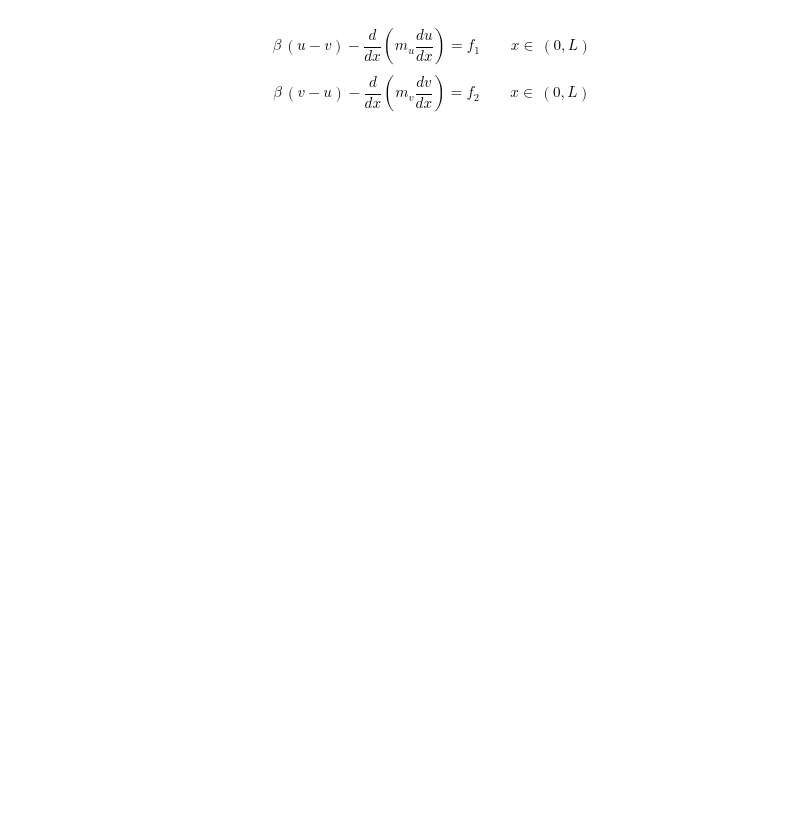
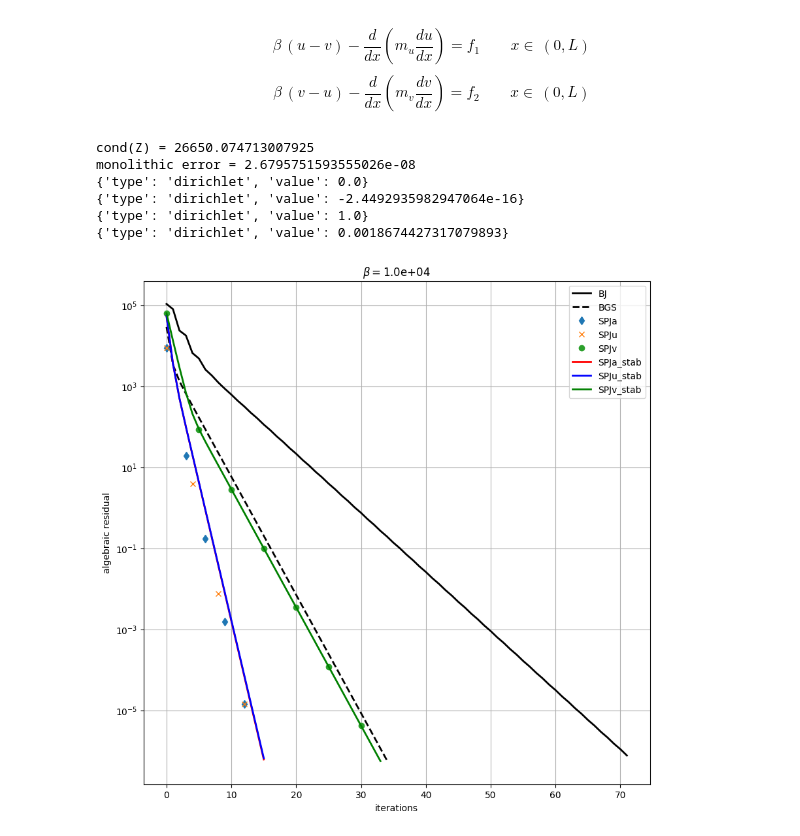
Before and after one commit to multiform-UoN/splittingschemes, a Jupyter notebook: python/fvm1D_dualPorosity.ipynb, the cells around one changed output. Drawn from its saved outputs; the diff is of its cells as text; code cells hidden in the pictures; blank space fills up the shorter version.

```diff
--- a/python/fvm1D_dualPorosity.ipynb
+++ b/python/fvm1D_dualPorosity.ipynb
@@ -128,6 +128,11 @@ u_BGS,  v_BGS,  res_BGS,  nitfinal_BGS  = mylib.method_BlockGaussSeidel(     A,
 u_SPJa, v_SPJa, res_SPJa, nitfinal_SPJa = mylib.method_ShurPartialJacobi(    A, B, C, D, f1, f2, nit_max, toll, type='alternate')
 u_SPJu, v_SPJu, res_SPJu, nitfinal_SPJu = mylib.method_ShurPartialJacobi(    A, B, C, D, f1, f2, nit_max, toll, type='shur_on_u')
 u_SPJv, v_SPJv, res_SPJv, nitfinal_SPJv = mylib.method_ShurPartialJacobi(    A, B, C, D, f1, f2, nit_max, toll, type='shur_on_v')
+
+u_SPJa_stab, v_SPJa_stab, res_SPJa_stab, nitfinal_SPJa_stab = mylib.method_SPJ_stab(A, B, C, D, f1, f2, nit_max, toll, type='alternate')
+u_SPJu_stab, v_SPJu_stab, res_SPJu_stab, nitfinal_SPJu_stab = mylib.method_SPJ_stab(A, B, C, D, f1, f2, nit_max, toll, type='shur_on_u')
+u_SPJv_stab, v_SPJv_stab, res_SPJv_stab, nitfinal_SPJv_stab = mylib.method_SPJ_stab(A, B, C, D, f1, f2, nit_max, toll, type='shur_on_v')
+
 u_S2PJ, v_S2PJ, res_S2PJ, nitfinal_S2PJ = mylib.method_ShurDualPartialJacobi(A, B, C, D, f1, f2, nit_max, toll)
 u_La,   v_La,   res_La,   nitfinal_La   = mylib.method_Lscheme(              A, B, C, D, f1, f2, nit_max, toll, type="both",   L=0)
 u_Lu,   v_Lu,   res_Lu,   nitfinal_Lu   = mylib.method_Lscheme(              A, B, C, D, f1, f2, nit_max, toll, type="L_on_u", L=0)
@@ -157,6 +162,9 @@ plt.semilogy(res_BGS,  'k', linestyle='dashed', label=f"BGS",  linewidth=linewid
 plt.semilogy(res_SPJa, 'd', linestyle='',       label=f"SPJa", linewidth=linewidth, markersize=markersize, markevery=markevery+2)
 plt.semilogy(res_SPJu, 'x', linestyle='',       label=f"SPJu", linewidth=linewidth, markersize=markersize, markevery=markevery+3)
 plt.semilogy(res_SPJv, 'o', linestyle='',       label=f"SPJv", linewidth=linewidth, markersize=markersize, markevery=markevery+4)
+plt.semilogy(res_SPJa_stab, 'r', linestyle='solid',       label=f"SPJa_stab", linewidth=linewidth)
+plt.semilogy(res_SPJu_stab, 'b', linestyle='solid',       label=f"SPJu_stab", linewidth=linewidth)
+plt.semilogy(res_SPJv_stab, 'g', linestyle='solid',       label=f"SPJv_stab", linewidth=linewidth)
 # plt.semilogy(res_La,   'rx',linestyle='dotted',  label=f"La                    slope={np.round(-mylib.slope(res_SPJa[:nn]), 3)}")
 # plt.semilogy(res_Lu,   'b',linestyle='dotted',  label=f"Lu                    slope={np.round(-mylib.slope(res_SPJu[:nn]), 3)}")
 # plt.semilogy(res_Lv,   'g',linestyle='dotted',  label=f"Lv                    slope={np.round(-mylib.slope(res_SPJv[:nn]), 3)}")
@@ -175,33 +183,41 @@ plt.title(r'$\beta = ${:.1e}'.format(kwargs['beta']))
 # axs[0].plot(x, mylib.fvm_reconstruct_1D(u_SPJa), label='SPJa')
 # axs[0].plot(x, mylib.fvm_reconstruct_1D(u_SPJu), label='SPJu')
 # axs[0].plot(x, mylib.fvm_reconstruct_1D(u_SPJv), label='SPJv')
 # axs[0].plot(x, mylib.fvm_reconstruct_1D(u_La),   label='La')
 # axs[0].plot(x, mylib.fvm_reconstruct_1D(u_Lu),   label='Lu')
 # axs[0].plot(x, mylib.fvm_reconstruct_1D(u_Lv),   label='Lv')
 # axs[0].plot(x, mylib.fvm_reconstruct_1D(u_S2PJ), label='S2PJ')
 # axs[0].plot(xfine, u_sol(xfine, kwargs), 'k-.',  label=r'$u(x)$')
 # axs[0].set_ylabel(r'$u$')
 
 # axs[1].plot(x, mylib.fvm_reconstruct_1D(v),      label='monolithic')
 # axs[1].plot(x, mylib.fvm_reconstruct_1D(v_BJ),   label='BJ')
 # axs[1].plot(x, mylib.fvm_reconstruct_1D(v_BGS),  label='BGS')
 # axs[1].plot(x, mylib.fvm_reconstruct_1D(v_SPJa), label='SPJa')
 # axs[1].plot(x, mylib.fvm_reconstruct_1D(v_SPJu), label='SPJu')
 # axs[1].plot(x, mylib.fvm_reconstruct_1D(v_SPJv), label='SPJv')
 # axs[1].plot(x, mylib.fvm_reconstruct_1D(v_La),   label='La')
 # axs[1].plot(x, mylib.fvm_reconstruct_1D(v_Lu),   label='Lu')
 # axs[1].plot(x, mylib.fvm_reconstruct_1D(v_Lv),   label='Lv')
 # axs[1].plot(x, mylib.fvm_reconstruct_1D(v_S2PJ), label='S2PJ')
 # axs[1].plot(xfine, v_sol(xfine, kwargs), 'k-.',  label=r'$v(x)$')
 # axs[1].set_xlabel(r'$x$')
 # axs[1].set_ylabel(r'$v$')
 
 # for val in axs:
 #     val.grid()
 # axs[0].legend()
 # plt.savefig('figures/dualporosity_results.pdf')
 
 plt.show()
+# %% [output]
+cond(Z) = 26650.074713007925
+monolithic error = 2.6795751593555026e-08
+{'type': 'dirichlet', 'value': 0.0}
+{'type': 'dirichlet', 'value': -2.4492935982947064e-16}
+{'type': 'dirichlet', 'value': 1.0}
+{'type': 'dirichlet', 'value': 0.0018674427317079893}
+[figure, added]
 # %%
 
 L = np.pi
```
Also changed, not shown: 2 other files.
